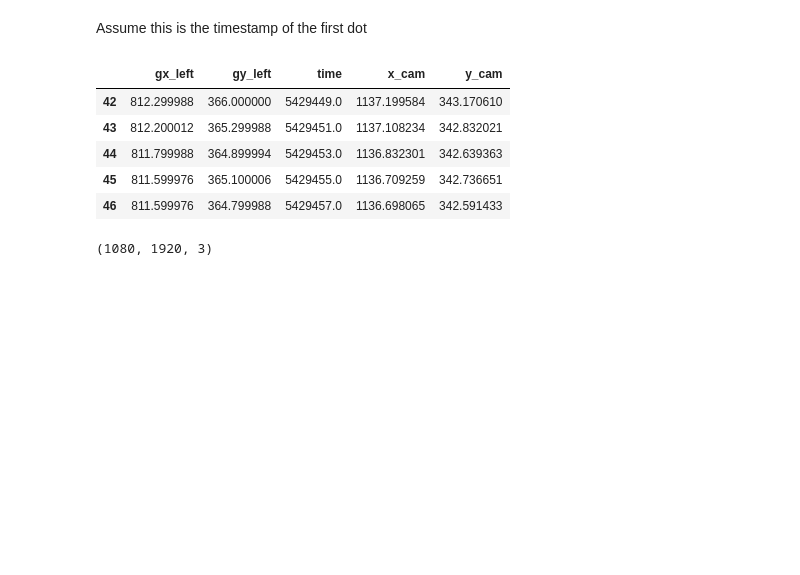
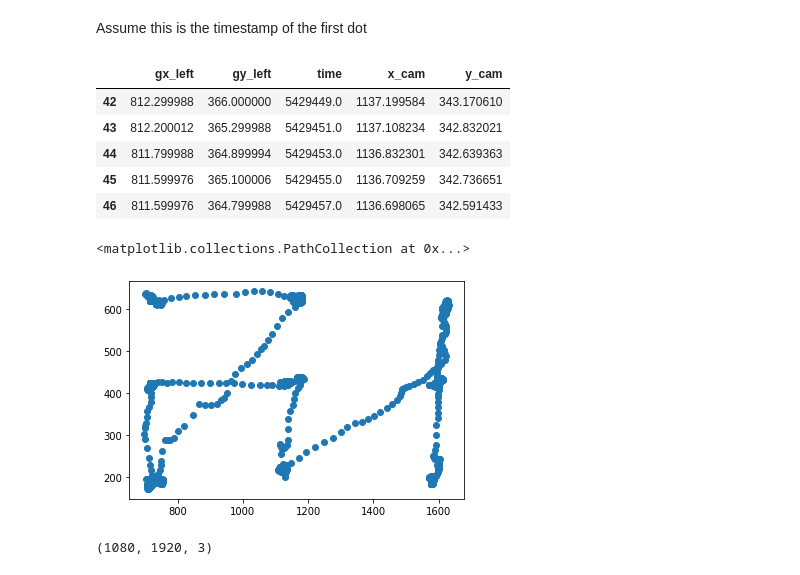
Before and after one commit to ndhuu/fyp_result, a Jupyter notebook: eyelink.ipynb, the cells around one changed output. Drawn from its saved outputs; the diff is of its cells as text; code cells hidden in the pictures; blank space fills up the shorter version.

```diff
--- a/eyelink.ipynb
+++ b/eyelink.ipynb
@@ -1078,6 +1078,11 @@ b.head()
 | 44 | 811.799988 | 364.899994 | 5429453.0 | 1136.832301 | 342.639363 |
 | 45 | 811.599976 | 365.100006 | 5429455.0 | 1136.709259 | 342.736651 |
 | 46 | 811.599976 | 364.799988 | 5429457.0 | 1136.698065 | 342.591433 |
+# %%
+plt.scatter(b[b['time'] >= 5429731]['x_cam'], b[b['time'] >= 5429731]['y_cam'])
+# %% [output]
+<matplotlib.collections.PathCollection at 0x...>
+[figure, added]
 # %%
 image = cv2.imread(video_data_dir.format(5898))
 output = image.copy()
```
Also changed, not shown: parts of 4 cells of this notebook.
